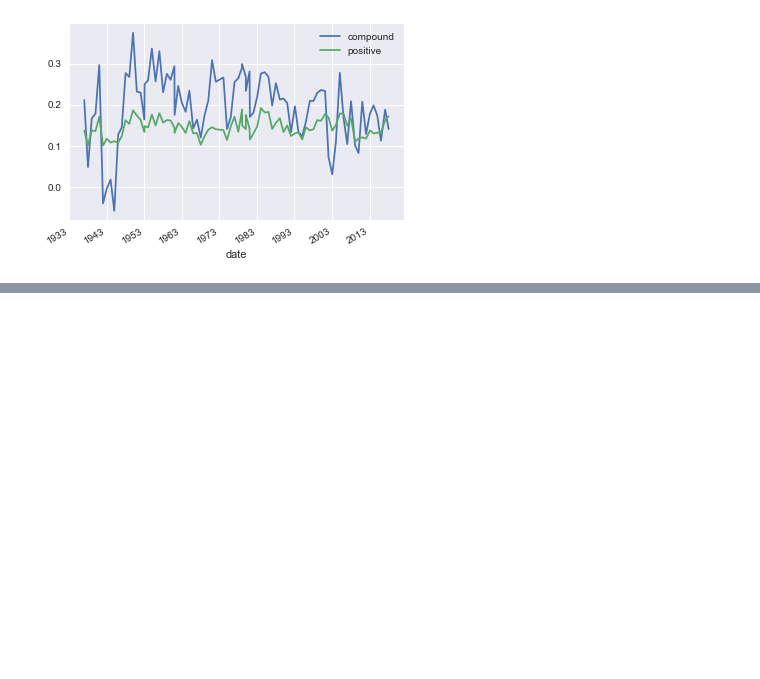
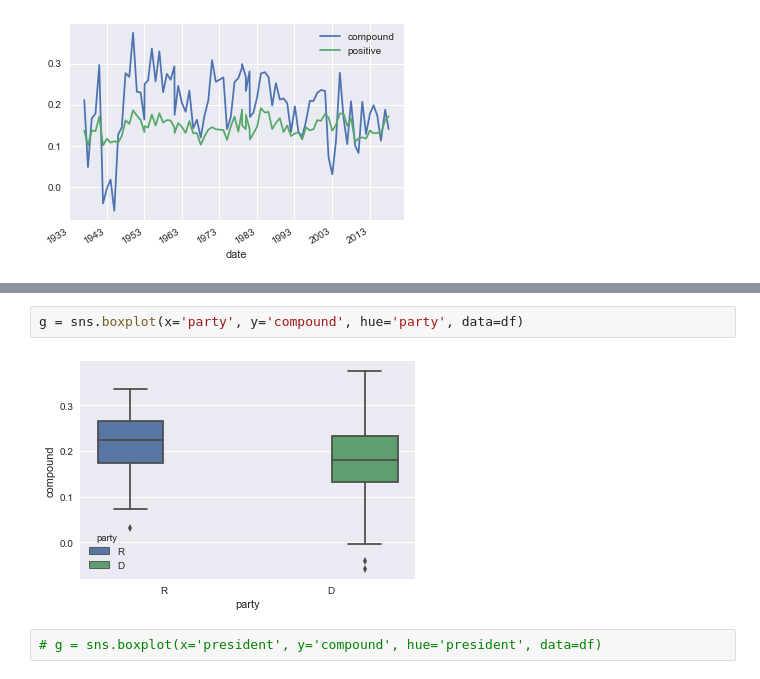
Before and after one commit to ratulesrar3/sotu-approval-analysis, a Jupyter notebook: sentiment_analysis.ipynb, the cells around one changed output, grey strips where cells are left out. Drawn from its saved outputs; the diff is of its cells as text; blank space fills up the shorter version.

```diff
--- a/sentiment_analysis.ipynb
+++ b/sentiment_analysis.ipynb
@@ -87,0 +75,6 @@ set(df['president'])
+# %%
+g = sns.boxplot(x='party', y='compound', hue='party', data=df)
+# %% [output]
+[figure, added]
+# %%
+# g = sns.boxplot(x='president', y='compound', hue='president', data=df)
```
Also changed, not shown: parts of 6 cells of this notebook, 3 other files.
